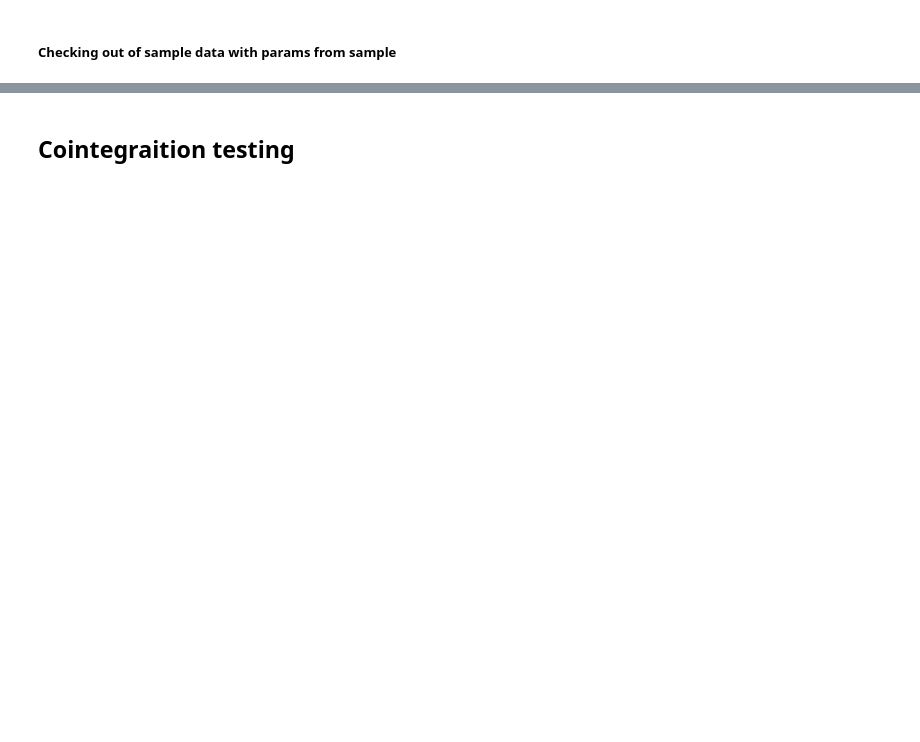
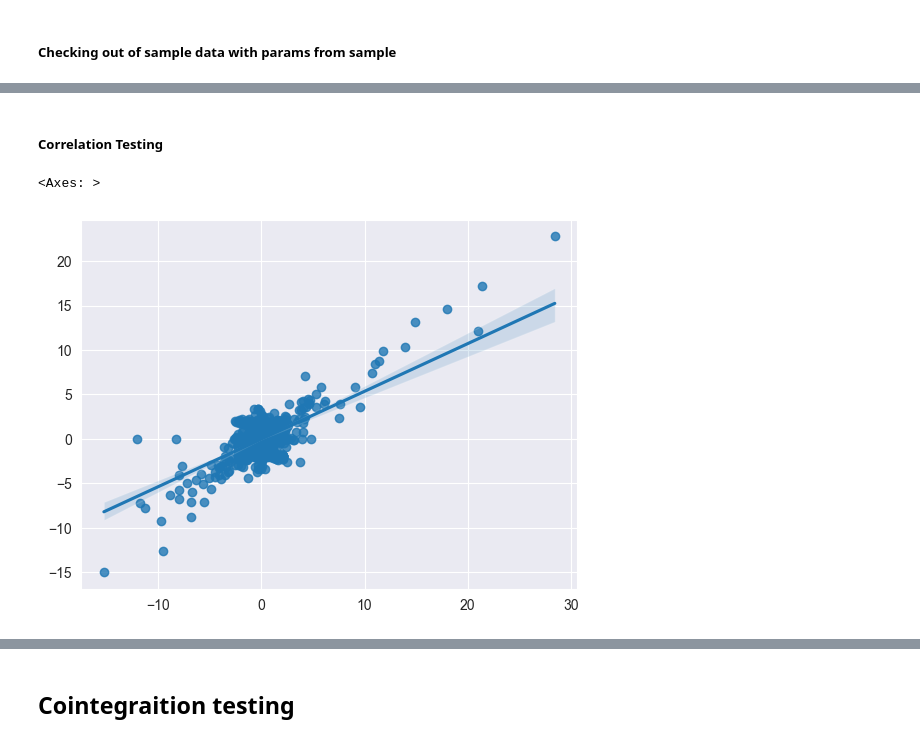
Before and after one commit to mrFendel/ti_portfolio, a Jupyter notebook: cointegration/research.ipynb, the cells around one changed output, grey strips where cells are left out. Cells and saved outputs as stored; diff of their text form; code cells hidden in the pictures; blank space fills up the shorter version.

```diff
--- a/cointegration/research.ipynb
+++ b/cointegration/research.ipynb
@@ -101,0 +109,10 @@ plt.legend()
+# %% [markdown]
+##### Correlation Testing
+# %%
+share_rets = np.diff(share.close)
+pref_rets = np.diff(pref.close)
+
+sns.regplot(x=share_rets[::10], y=pref_rets[::10])
+# %% [output]
+<Axes: >
+[figure, added]
```
Also changed, not shown: parts of 16 cells of this notebook.
